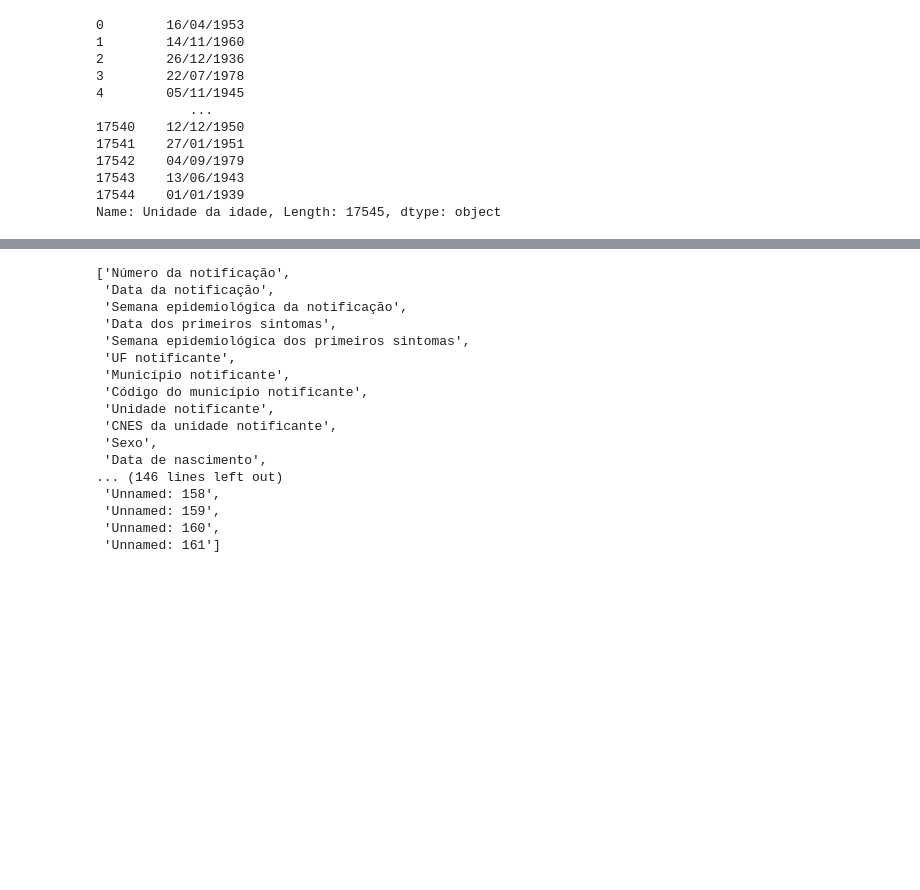
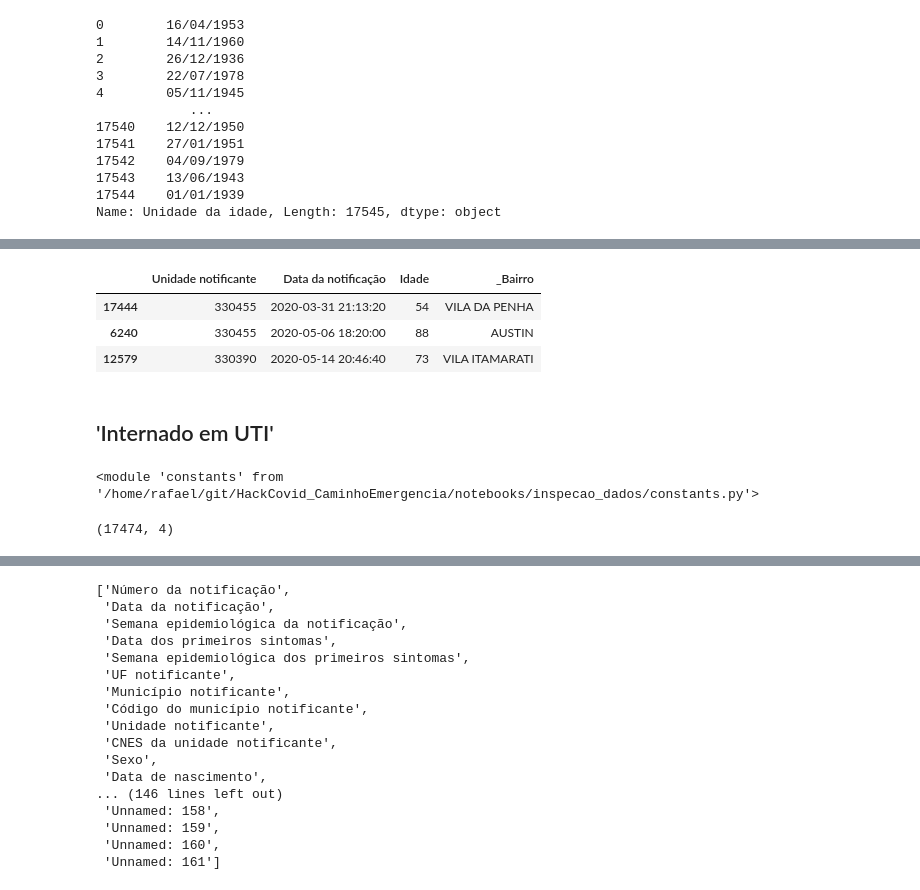
Before and after one commit to Eduardo1000/HackCovid_CaminhoEmergencia, a Jupyter notebook: notebooks/inspecao_dados/gripe.ipynb, the cells around one changed output, grey strips where cells are left out. Cells and saved outputs as stored; diff of their text form; code cells hidden in the pictures; blank space fills up the shorter version.

Commit message:
continuando limpeza dos dados

```diff
--- a/notebooks/inspecao_dados/gripe.ipynb
+++ b/notebooks/inspecao_dados/gripe.ipynb
@@ -240,0 +294,2 @@ df_gripe['Todos os sintomas'].isna().sum()
+# %%
+df_gripe_min[COL_IDADE] = df_gripe_clean[COL_IDADE]
@@ -240,0 +300,7 @@ df_gripe['Todos os sintomas'].isna().sum()
+# %%
+COL_ZONA_WRONG = 'Zona'
+COL_BAIRRO = '_Bairro'
+# %%
+df_gripe_clean[COL_BAIRRO] = df_gripe_clean[COL_ZONA_WRONG]
+# %%
+df_gripe_min[COL_BAIRRO] = df_gripe_clean[COL_BAIRRO]
@@ -240,0 +352,9 @@ df_gripe['Todos os sintomas'].isna().sum()
+# %%
+df_gripe_min.sample(3)
+# %% [output]
+|  | Unidade notificante | Data da notificação | Idade | _Bairro |
+| 17444 | 330455 | 2020-03-31 21:13:20 | 54 | VILA DA PENHA |
+| 6240 | 330455 | 2020-05-06 18:20:00 | 88 | AUSTIN |
+| 12579 | 330390 | 2020-05-14 20:46:40 | 73 | VILA ITAMARATI |
+# %% [markdown]
+## 'Internado em UTI'
@@ -240,0 +368,5 @@ df_gripe['Todos os sintomas'].isna().sum()
+# %%
+from imp import reload
+reload(ct)
+# %% [output]
+<module 'constants' from '/home/rafael/git/HackCovid_CaminhoEmergencia/notebooks/inspecao_dados/constants.py'>
@@ -240,0 +379,4 @@ df_gripe['Todos os sintomas'].isna().sum()
+# %%
+df_gripe_min.shape
+# %% [output]
+(17474, 4)
```
Also changed, not shown: parts of 41 cells of this notebook, 1 other file.
